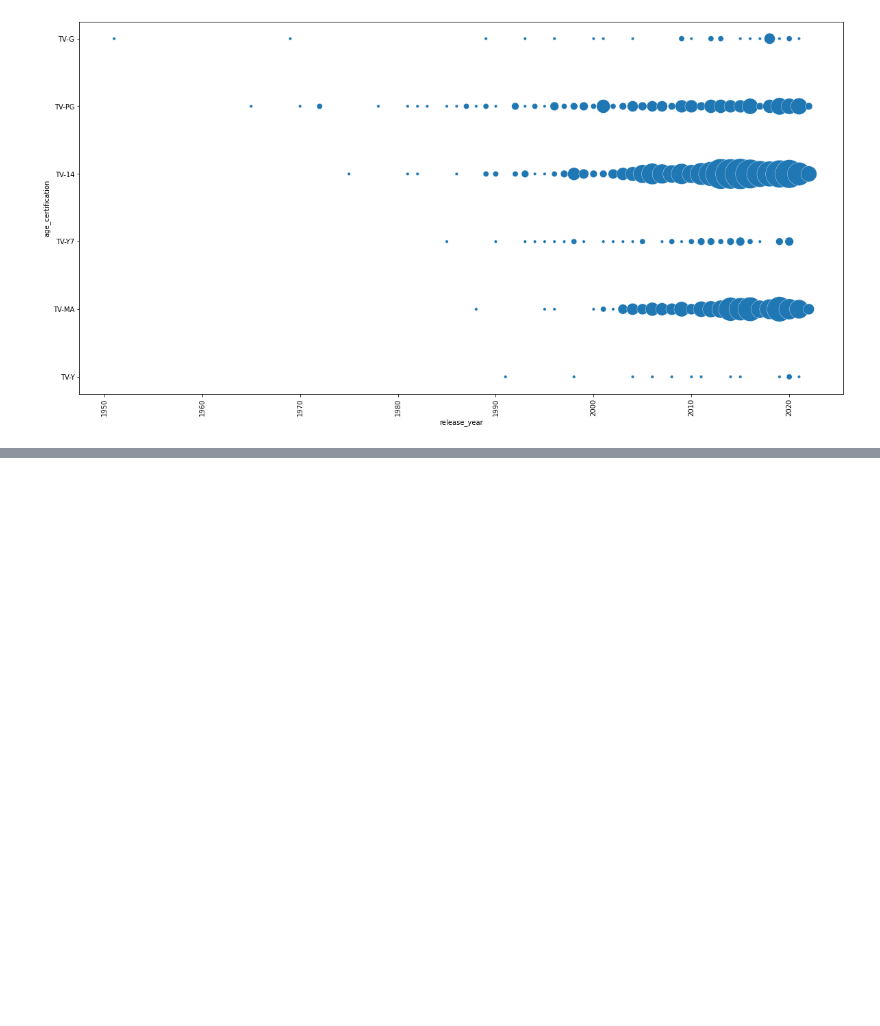
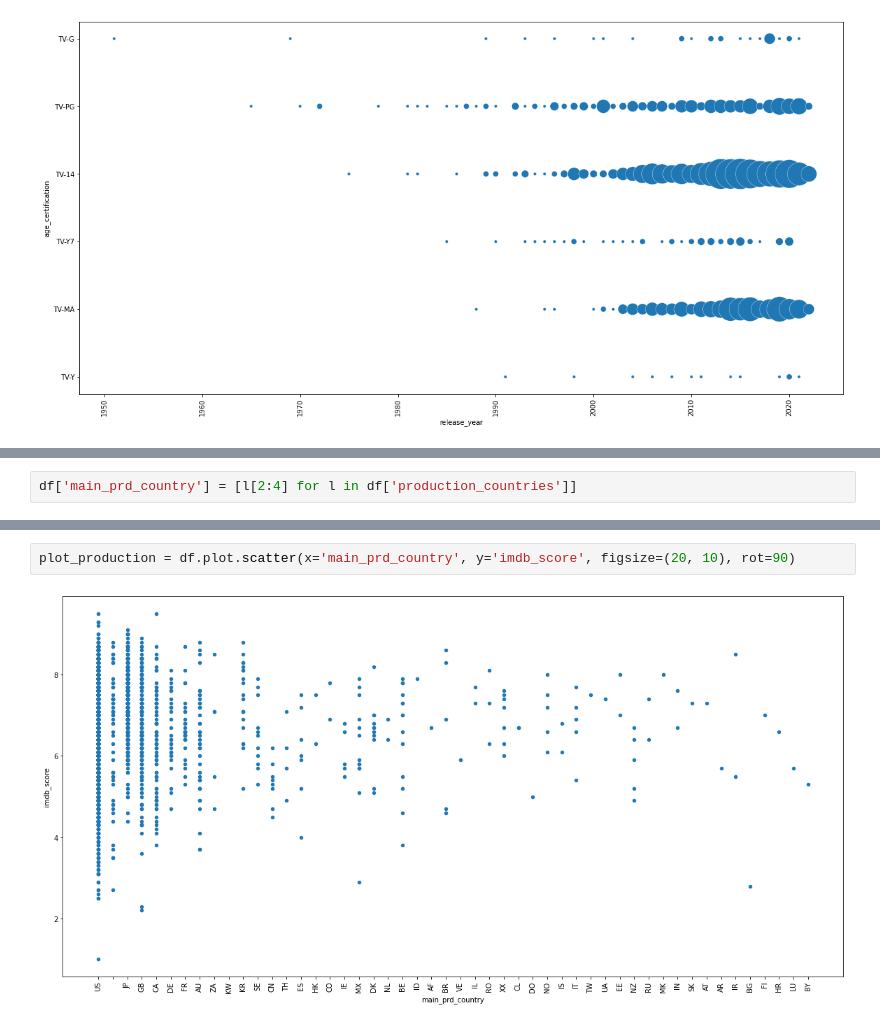
Before and after one commit to wbb-67/Hulu-Movies-and-TV-Data, a Jupyter notebook: Hulu Movie & TV Data Trends.ipynb, the cells around one changed output, grey strips where cells are left out. Cells and saved outputs as stored; diff of their text form; blank space fills up the shorter version.

```diff
--- a/Hulu Movie & TV Data Trends.ipynb
+++ b/Hulu Movie & TV Data Trends.ipynb
@@ -147,0 +168,2 @@ plt.show()
+# %%
+df['main_prd_country'] = [l[2:4] for l in df['production_countries']]
@@ -147,0 +185,4 @@ plt.show()
+# %%
+plot_production = df.plot.scatter(x='main_prd_country', y='imdb_score', figsize=(20, 10), rot=90)
+# %% [output]
+[figure, added]
```
Also changed, not shown: parts of 2 cells of this notebook.
